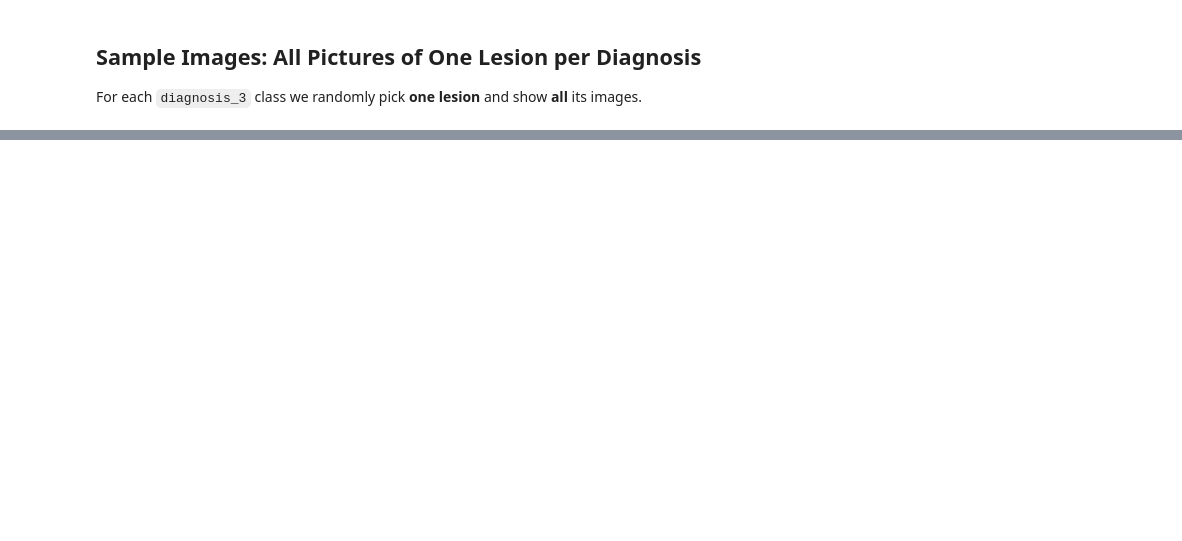
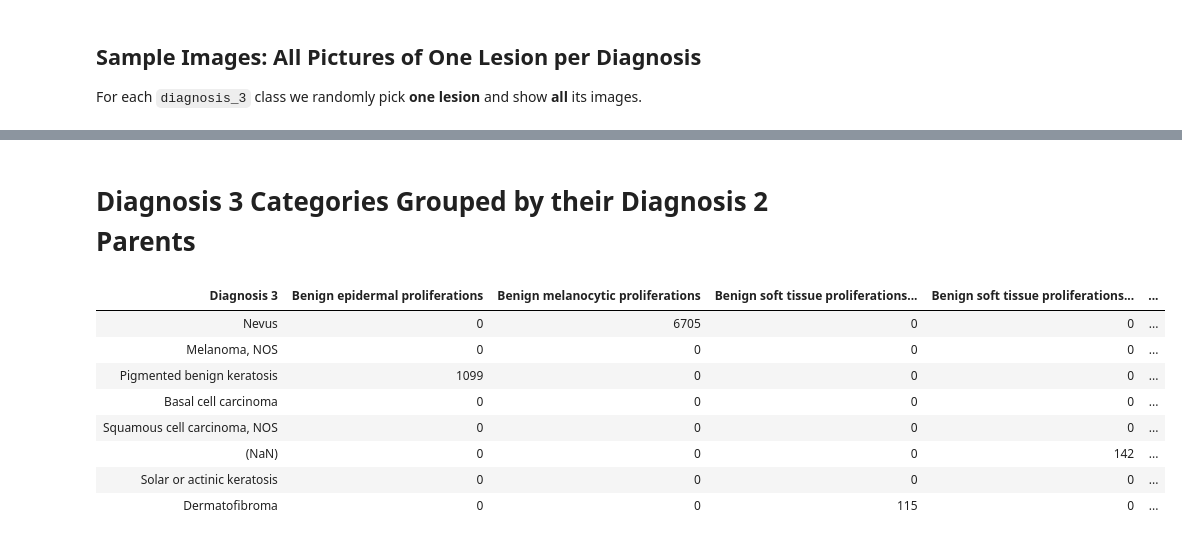
Before and after one commit to lukas9800x3D/ham10000-xai-hierarchical-classification, a Jupyter notebook: notebooks/01_dataset_exploration.ipynb, the cells around one changed output, grey strips where cells are left out. Saved outputs shown, nothing was run; the diff lists cells and outputs as text; code cells hidden in the pictures; blank space fills up the shorter version.

```diff
--- a/notebooks/01_dataset_exploration.ipynb
+++ b/notebooks/01_dataset_exploration.ipynb
@@ -242,0 +243,37 @@ for cls in sorted(metadata[label_col].dropna().unique()):
+# %% [markdown]
+# Diagnosis 3 Categories Grouped by their Diagnosis 2 Parents
+# %%
+df = pd.read_csv("../data/raw/metadata.csv")
+
+crosstab = pd.crosstab(
+      df["diagnosis_3"].fillna("(NaN)"),
+      df["diagnosis_2"].fillna("(NaN)"),
+      margins=True,
+      margins_name="Total"
+  )
+
+crosstab = crosstab.drop("Total", axis=0)
+
+col_order = [c for c in crosstab.columns if c != "Total"] + (["Total"] if "Total" in crosstab.columns else [])
+crosstab = crosstab[col_order]
+
+crosstab = crosstab.sort_values("Total", ascending=False)
+crosstab = crosstab.reset_index()
+crosstab = crosstab.rename(columns={"diagnosis_3": "Diagnosis 3"})
+
+crosstab.style \
+      .hide(axis="index") \
+      .set_properties(subset=["Diagnosis 3"], **{"text-align": "left"}) \
+      .set_table_styles([
+          {"selector": "th.col_heading:first-child", "props": [("text-align", "left")]},
+      ])
+# %% [output]
+| Diagnosis 3 | Benign epidermal proliferations | Benign melanocytic proliferations | Benign soft tissue proliferations... | Benign soft tissue proliferations... | ... |
+| Nevus | 0 | 6705 | 0 | 0 | ... |
+| Melanoma, NOS | 0 | 0 | 0 | 0 | ... |
+| Pigmented benign keratosis | 1099 | 0 | 0 | 0 | ... |
+| Basal cell carcinoma | 0 | 0 | 0 | 0 | ... |
+| Squamous cell carcinoma, NOS | 0 | 0 | 0 | 0 | ... |
+| (NaN) | 0 | 0 | 0 | 142 | ... |
+| Solar or actinic keratosis | 0 | 0 | 0 | 0 | ... |
+| Dermatofibroma | 0 | 0 | 115 | 0 | ... |
```
Also changed, not shown: parts of 8 cells of this notebook, 3 other files.
